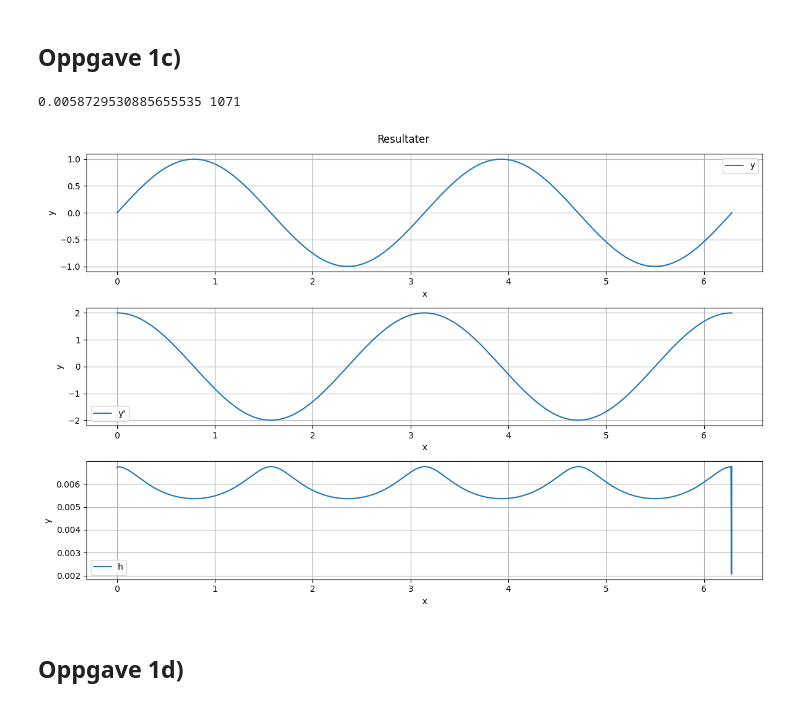
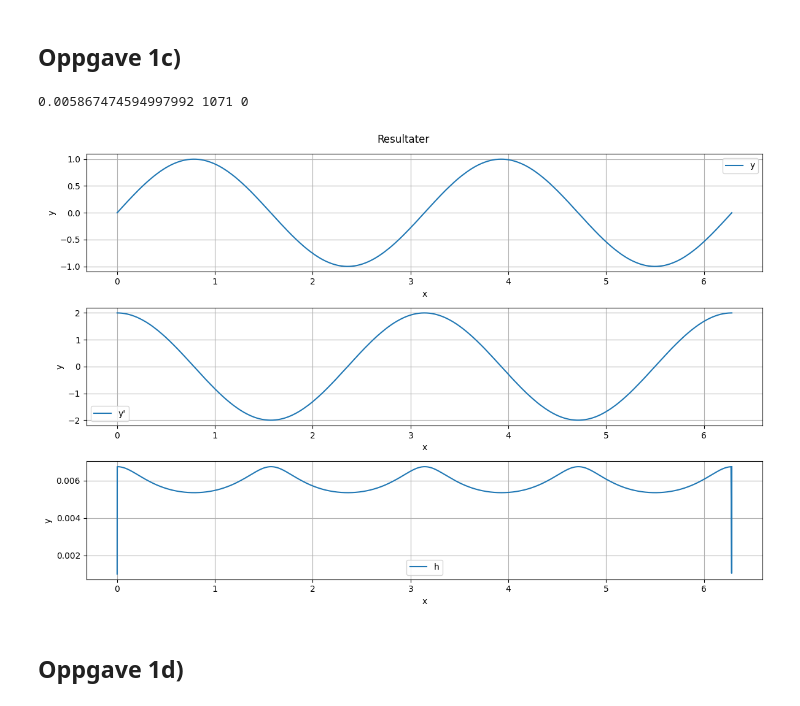
Before and after one commit to KristofferEide06/usadel-bvp-solvers, a Jupyter notebook: temp/jenskrøll_superlocked.ipynb, the cells around one changed output. Saved outputs shown, nothing was run; the diff lists cells and outputs as text; code cells hidden in the pictures.

```diff
--- a/temp/jenskrøll_superlocked.ipynb
+++ b/temp/jenskrøll_superlocked.ipynb
@@ -13,56 +30,74 @@ def plot_solution(ax: plt.Axes, X: np.ndarray, Y: np.ndarray, label: str = "",
 # %% [markdown]
 ## Oppgave 1c)
 # %%
-import numpy as np
-def IVP_solver(x_init: float, x_end: float, y_init: np.ndarray,
-                h_0: float, tol: float, func, alpha: float) -> tuple[np.ndarray, np.ndarray, np.ndarray, np.ndarray, float, float]:
+params = Dict.empty(
+    key_type=types.unicode_type,
+    value_type=types.float64
+)
+
+params["x_init"] = 0.0
+params["x_end"]= 2*np.pi
+params["y_0"] = 0.0
+params["y'_0"] = 2.0
+params["h_0"] = 1e-3
+params["tol"] = 1e-7
+params["alpha"] = 0.8
+
+
+@njit
+def func_1(x,y):
+    return  np.array([y[1], -4*np.sin(2*x)])
+
+@njit
+def IVP_solver_1(params): #-> tuple[np.ndarray, np.ndarray, np.ndarray, np.ndarray, float, float]:
     accepted = 0
     rejected = 0
-    x_list = []
-    y_list = []
-    z_list = []
-    h_list = []
-    x_list.append(x_init)
+    x_list = List()
+    h_list = List()
+    y_list = List.empty_list(types.float64[:])
+    z_list = List.empty_list(types.float64[:])
+    x_list.append(params["x_init"])
+    y_init = np.empty(2, dtype=np.float64)
+    y_init[0] = params["y_0"]
+    y_init[1] = params["y'_0"]
     y_list.append(y_init)
-    h_list.append(h_0)
-    k_1 = func(x_list[0],y_list[0])
+    h_list.append(params["h_0"])
+    k_1 = func_1(x_list[0],y_list[0])
 
-    while x_list[accepted]<x_end:
-        h_list[accepted] = min(h_list[accepted], x_end-x_list[accepted])
-        k_2 = func(x_list[accepted]+1/2*h_list[accepted], y_list[accepted] + 1/2*h_list[accepted]*k_1)
-        k_3 = func(x_list[accepted] + 3/4*h_list[accepted], y_list[accepted] + 3/4*h_list[accepted]*k_2)
-        y_new= np.array(y_list[accepted] + 1/9*h_list[accepted]*(2*k_1+3*k_2+4*k_3))
+    while x_list[accepted]<params["x_end"]:
+        h_list[accepted] = min(h_list[accepted], params["x_end"]-x_list[accepted])
+        k_2 = func_1(x_list[accepted]+1/2*h_list[accepted], y_list[accepted] + 1/2*h_list[accepted]*k_1)
+        k_3 = func_1(x_list[accepted] + 3/4*h_list[accepted], y_list[accepted] + 3/4*h_list[accepted]*k_2)
+        y_new= y_list[accepted] + 1/9*h_list[accepted]*(2*k_1+3*k_2+4*k_3)
         x_new = x_list[accepted] + h_list[accepted]
-        k_4 = func(x_new,y_new)
+        k_4 = func_1(x_new,y_new)
         z_new = y_list[accepted] + 1/24*h_list[accepted]*(7*k_1 + 6*k_2 + 8*k_3 + 3*k_4)
-        est = np.linalg.norm(y_new-z_new)
-        h_new = (alpha * h_list[accepted] * (tol/est)**(1/3))
-        if est < tol:
+        est = np.sqrt(np.sum((y_new - z_new)**2))
+        h_new = (params["alpha"] * h_list[accepted] * (params["tol"]/est)**(1/3))
+        if est < params["tol"]:
             accepted+=1
             k_1=k_4
             y_list.append(y_new)
             x_list.append(x_new)
             z_list.append(z_new)
             h_list.append(h_new)
         else:
             h_list[accepted] = h_new
             rejected +=1
-    return np.array(x_list), np.array(y_list), np.array(z_list), np.array(h_list), accepted, rejected
+    return x_list, y_list, z_list, h_list, accepted, rejected
 
-def func_1(x,y):
-    return  np.array([y[1], -4*np.sin(2*x)])
-
-x_array, y_array, z_array, h_array, accepted, rejected = IVP_solver(0, 2*np.pi, np.array([0,2]), 0.001,10**(-7), func_1, 0.8)
+x_list, y_list, z_list, h_list, accepted, rejected = IVP_solver_1(params)
+y_array = np.stack(y_list)
 fig, axes = plt.subplots(3, 1, figsize=[12,8])
-plot_solution(ax=axes[0], X=x_array, Y = y_array[:,0], label = "y")
-plot_solution(ax=axes[1], X=x_array, Y = y_array[:,1], label = "y'")
-plot_solution(ax=axes[2], X=x_array, Y = h_array, label = "h")
+plot_solution(ax=axes[0], X=np.array(x_list), Y = y_array[:,0], label = "y")
+plot_solution(ax=axes[1], X=np.array(x_list), Y = y_array[:,1], label = "y'")
+plot_solution(ax=axes[2], X=np.array(x_list), Y = np.array(h_list), label = "h")
 fig.suptitle("Resultater")
 plt.tight_layout()
-print(np.average(h_array),accepted, rejected)
+print(np.average(h_list),accepted, rejected)
 # %% [output]
-0.0058729530885655535 1071
+0.005867474594997992 1071 0
-[figure, old version]
+[figure, new version]
 # %% [markdown]
 ## Oppgave 1d)
 # %%
```
Also changed, not shown: parts of 11 cells of this notebook, 1 other file.
